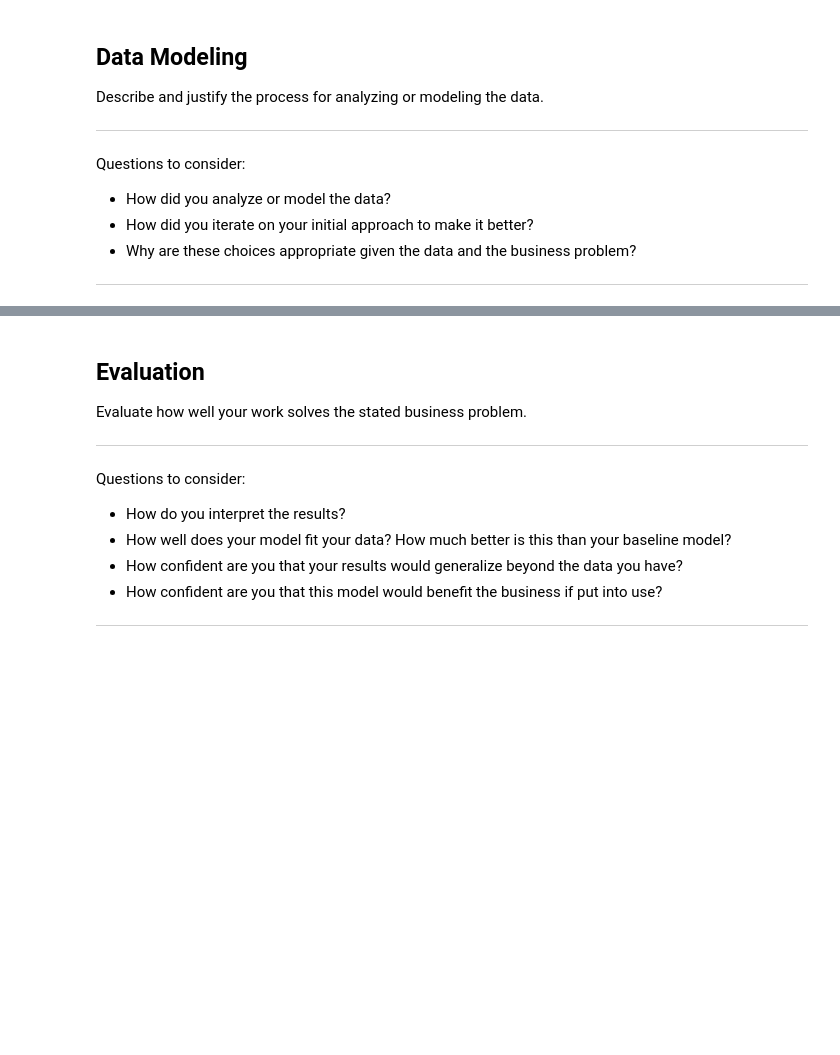
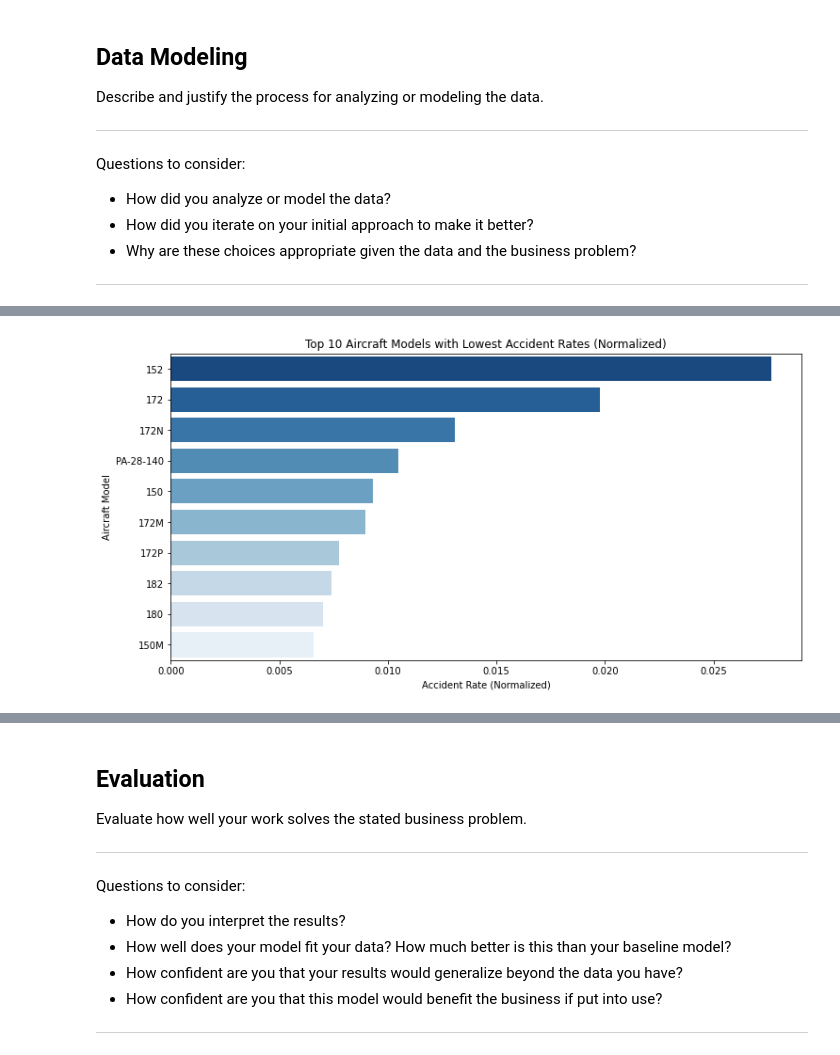
Before and after one commit to G-Money-Himself/Navigating-Aviation-Risk-for-Business-Expansion-PJ1, a Jupyter notebook: Navigating Aviation Risks for Business Expansion .ipynb, the cells around one changed output, grey strips where cells are left out. Saved outputs shown, nothing was run; the diff lists cells and outputs as text; code cells hidden in the pictures; blank space fills up the shorter version.

Commit message:
Created two visualizations: Bar Chart & Boxplot

```diff
--- a/Navigating Aviation Risks for Business Expansion .ipynb
+++ b/Navigating Aviation Risks for Business Expansion .ipynb
@@ -205,7 +219,7 @@ aviation_df[["Injury_Severity_Score", "Risk_Level"]].head(15) # to display accur
 # %%
 # Merging Datasets
-# Rename "Location" column to "State" for consistency
-aviation_df.rename(columns={"Location": "State"}, inplace=True)
+# Rename "US_State" column to "State" for consistency
+state_codes_df.rename(columns={"US_State": "State"}, inplace=True)
 
 # Merge aviation dataset with state codes dataset
 aviation_df = aviation_df.merge(state_codes_df, how="left", on="State")
@@ -242,0 +265,21 @@ Questions to consider:
+# %%
+# Count total accidents per aircraft model
+model_accident_counts = aviation_df['Model'].value_counts()
+
+# Normalize by the total number of aircraft models present in the dataset to get a relative proportion
+model_accident_rates = model_accident_counts / model_accident_counts.sum()
+
+# Convert to DataFrame for plotting
+model_accident_rates = model_accident_rates.head(10).reset_index()
+model_accident_rates.columns = ['Model', 'Accident Rate']
+
+# Plot refined bar chart
+plt.figure(figsize=(12, 6))
+sns.barplot(x='Accident Rate', y='Model', data=model_accident_rates, palette='Blues_r')
+plt.xlabel("Accident Rate (Normalized)")
+plt.ylabel("Aircraft Model")
+plt.title("Top 10 Aircraft Models with Lowest Accident Rates (Normalized)")
+plt.savefig("aircraft_accident_rates.png", dpi=300, bbox_inches='tight')
+plt.show()
+# %% [output]
+[figure, added]
```
Also changed, not shown: parts of 7 cells of this notebook.
